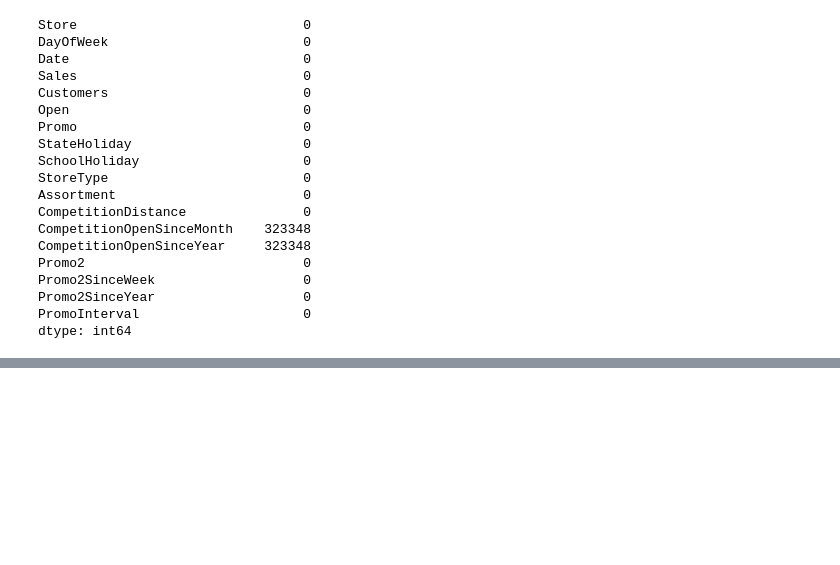
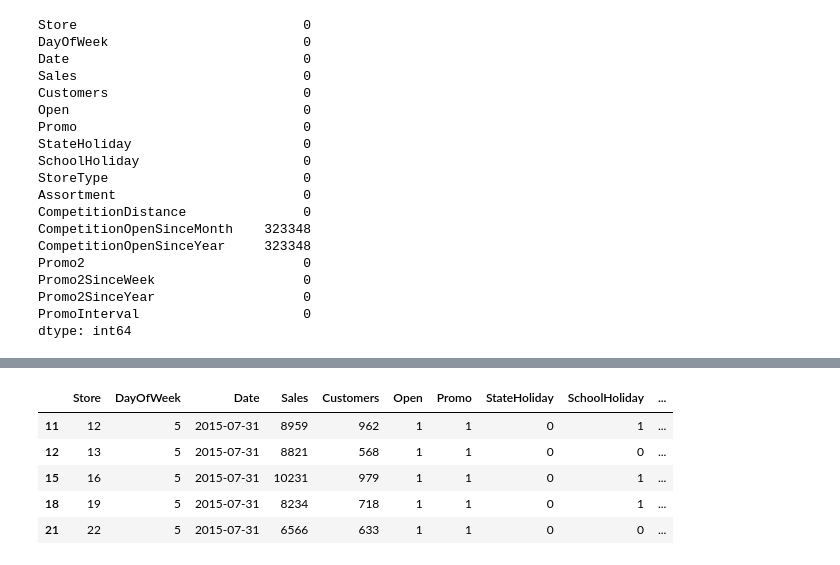
Before and after one commit to chakratechgeek/Supervised_Learning_MLOps, a Jupyter notebook: Rossmann_sales_prediction.ipynb, the cells around one changed output, grey strips where cells are left out. Cells and saved outputs as stored; diff of their text form; code cells hidden in the pictures; blank space fills up the shorter version.

Commit message:
Kaggle Notebook | Rossmann_Sales_Predict | Version 10

```diff
--- a/Rossmann_sales_prediction.ipynb
+++ b/Rossmann_sales_prediction.ipynb
@@ -610,0 +622,11 @@ dtype: int64
+# %%
+mask = df[(df['CompetitionOpenSinceMonth'].isna()) & (df['CompetitionOpenSinceYear'].isna())]
+# %%
+mask.head()
+# %% [output]
+|  | Store | DayOfWeek | Date | Sales | Customers | Open | Promo | StateHoliday | SchoolHoliday | ... |
+| 11 | 12 | 5 | 2015-07-31 | 8959 | 962 | 1 | 1 | 0 | 1 | ... |
+| 12 | 13 | 5 | 2015-07-31 | 8821 | 568 | 1 | 1 | 0 | 0 | ... |
+| 15 | 16 | 5 | 2015-07-31 | 10231 | 979 | 1 | 1 | 0 | 1 | ... |
+| 18 | 19 | 5 | 2015-07-31 | 8234 | 718 | 1 | 1 | 0 | 1 | ... |
+| 21 | 22 | 5 | 2015-07-31 | 6566 | 633 | 1 | 1 | 0 | 0 | ... |
```
Also changed, not shown: parts of 5 cells of this notebook.
